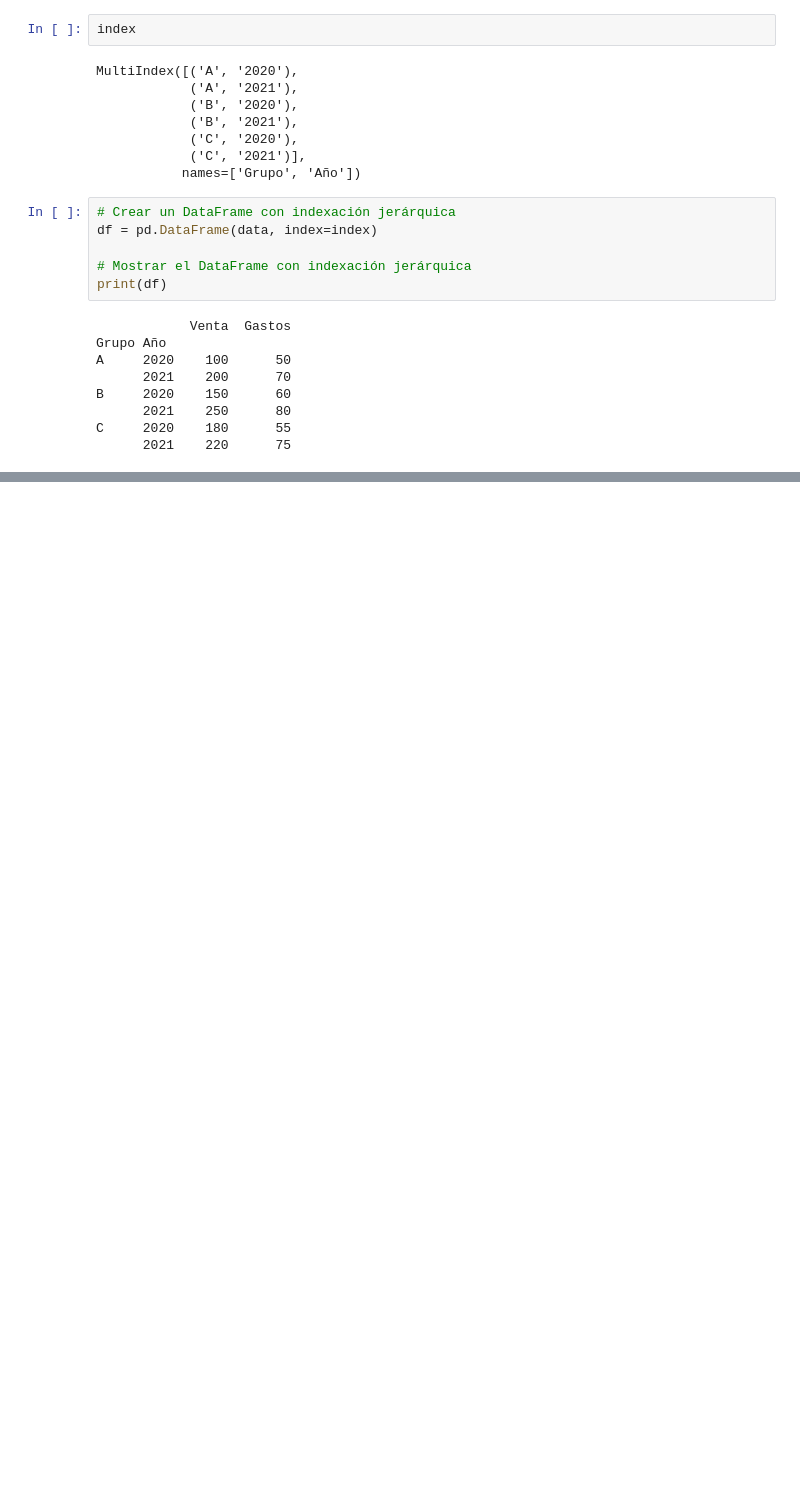
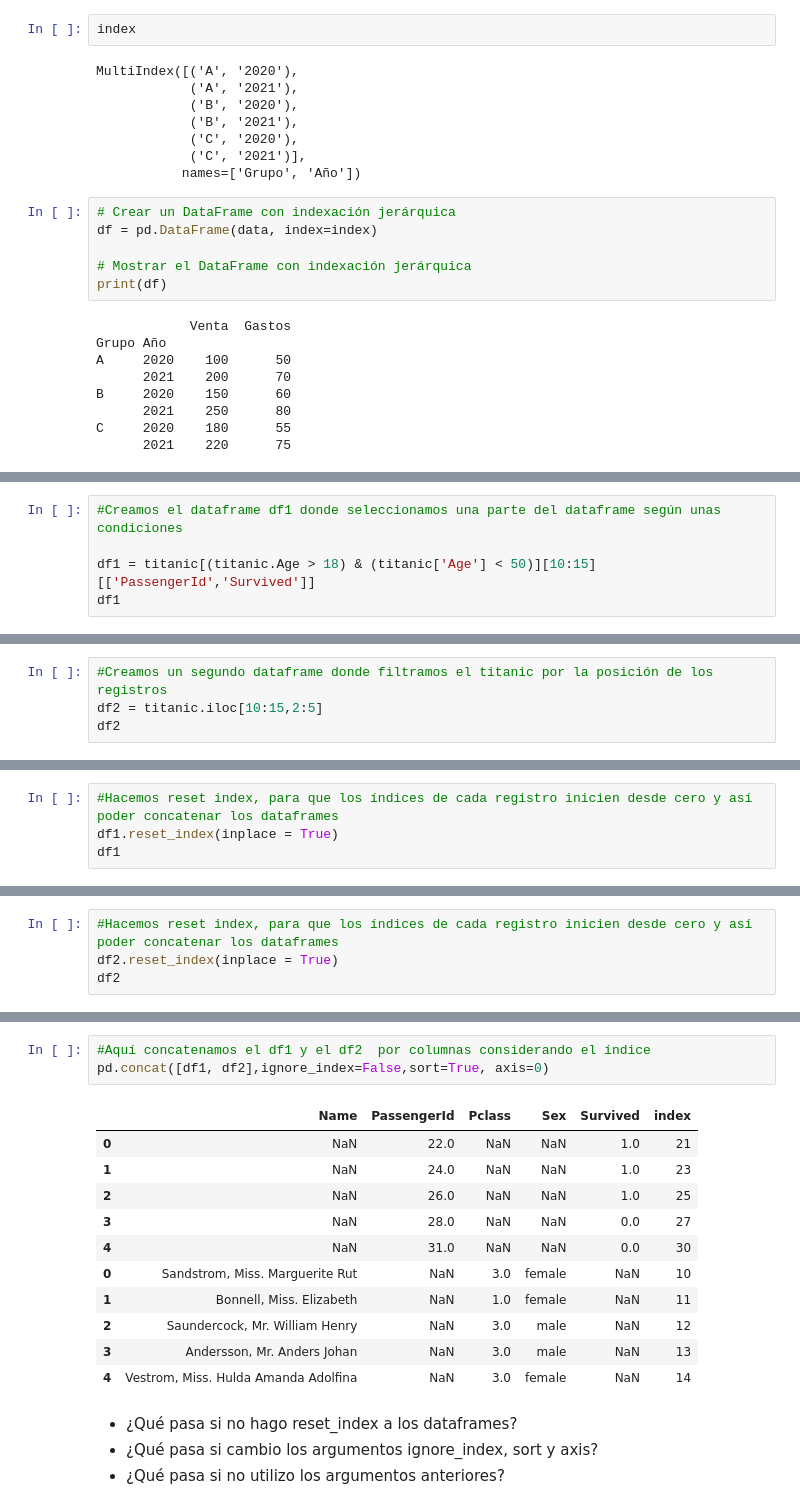
Before and after one commit to Angepira/AngePira.github.io, a Jupyter notebook: Clase_22_y_23.ipynb, the cells around one changed output, grey strips where cells are left out. Drawn from its saved outputs; the diff is of its cells as text; blank space fills up the shorter version.

```diff
--- a/Clase_22_y_23.ipynb
+++ b/Clase_22_y_23.ipynb
@@ -50,0 +250,5 @@ data = pd.Series(np.random.rand(9))
+# %%
+#Creamos el dataframe df1 donde seleccionamos una parte del dataframe según unas condiciones
+
+df1 = titanic[(titanic.Age > 18) & (titanic['Age'] < 50)][10:15][['PassengerId','Survived']]
+df1
@@ -50,0 +280,4 @@ data = pd.Series(np.random.rand(9))
+# %%
+#Creamos un segundo dataframe donde filtramos el titanic por la posición de los registros
+df2 = titanic.iloc[10:15,2:5]
+df2
@@ -50,0 +291,4 @@ data = pd.Series(np.random.rand(9))
+# %%
+#Hacemos reset index, para que los índices de cada registro inicien desde cero y así poder concatenar los dataframes
+df1.reset_index(inplace = True)
+df1
@@ -50,0 +302,4 @@ data = pd.Series(np.random.rand(9))
+# %%
+#Hacemos reset index, para que los índices de cada registro inicien desde cero y así poder concatenar los dataframes
+df2.reset_index(inplace = True)
+df2
@@ -50,0 +323,19 @@ data = pd.Series(np.random.rand(9))
+# %%
+#Aquí concatenamos el df1 y el df2  por columnas considerando el índice
+pd.concat([df1, df2],ignore_index=False,sort=True, axis=0)
+# %% [output]
+|  | Name | PassengerId | Pclass | Sex | Survived | index |
+| 0 | NaN | 22.0 | NaN | NaN | 1.0 | 21 |
+| 1 | NaN | 24.0 | NaN | NaN | 1.0 | 23 |
+| 2 | NaN | 26.0 | NaN | NaN | 1.0 | 25 |
+| 3 | NaN | 28.0 | NaN | NaN | 0.0 | 27 |
+| 4 | NaN | 31.0 | NaN | NaN | 0.0 | 30 |
+| 0 | Sandstrom, Miss. Marguerite Rut | NaN | 3.0 | female | NaN | 10 |
+| 1 | Bonnell, Miss. Elizabeth | NaN | 1.0 | female | NaN | 11 |
+| 2 | Saundercock, Mr. William Henry | NaN | 3.0 | male | NaN | 12 |
+| 3 | Andersson, Mr. Anders Johan | NaN | 3.0 | male | NaN | 13 |
+| 4 | Vestrom, Miss. Hulda Amanda Adolfina | NaN | 3.0 | female | NaN | 14 |
+# %% [markdown]
+- ¿Qué pasa si no hago reset_index a los dataframes?
+- ¿Qué pasa si cambio los argumentos ignore_index, sort y axis?
+- ¿Qué pasa si no utilizo los argumentos anteriores?
```
Also changed, not shown: parts of 107 cells of this notebook.
